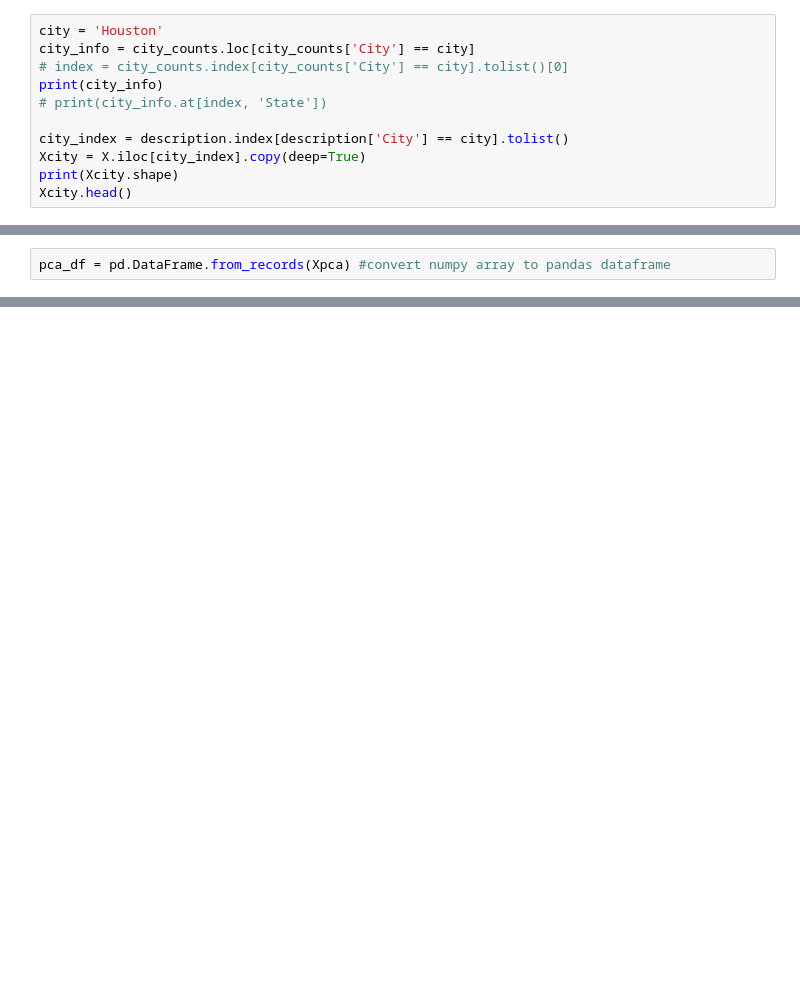
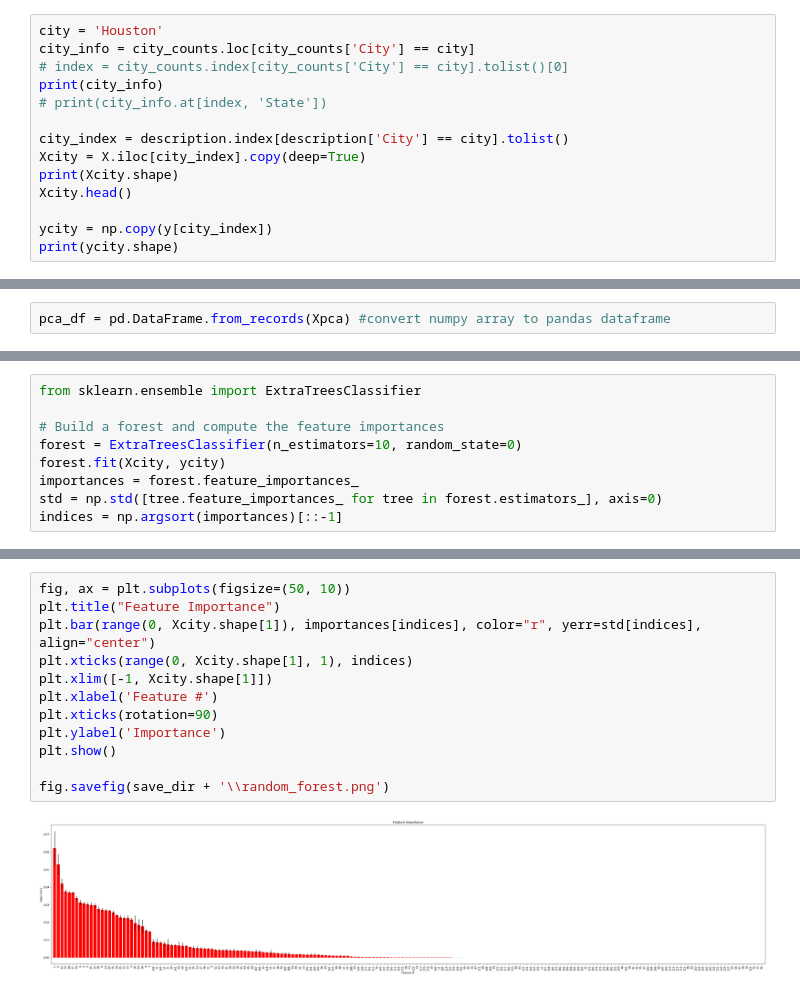
Before and after one commit to alexanderfache6/traffic-accident-weather-analysis, a Jupyter notebook: code/module1.ipynb, the cells around one changed output, grey strips where cells are left out. Cells and saved outputs as stored; diff of their text form; blank space fills up the shorter version.

```diff
--- a/code/module1.ipynb
+++ b/code/module1.ipynb
@@ -443,5 +476,8 @@ city_index = description.index[description['City'] == city].tolist()
 Xcity = X.iloc[city_index].copy(deep=True)
 print(Xcity.shape)
 Xcity.head()
+
+ycity = np.copy(y[city_index])
+print(ycity.shape)
 # %% [output]
          City  State
@@ -665,0 +715,9 @@ fig.savefig(save_dir + '\\correlation_original.png')
+# %%
+from sklearn.ensemble import ExtraTreesClassifier
+
+# Build a forest and compute the feature importances
+forest = ExtraTreesClassifier(n_estimators=10, random_state=0)
+forest.fit(Xcity, ycity)
+importances = forest.feature_importances_
+std = np.std([tree.feature_importances_ for tree in forest.estimators_], axis=0)
+indices = np.argsort(importances)[::-1]
@@ -665,0 +750,14 @@ fig.savefig(save_dir + '\\correlation_original.png')
+# %%
+fig, ax = plt.subplots(figsize=(50, 10))
+plt.title("Feature Importance")
+plt.bar(range(0, Xcity.shape[1]), importances[indices], color="r", yerr=std[indices], align="center")
+plt.xticks(range(0, Xcity.shape[1], 1), indices)
+plt.xlim([-1, Xcity.shape[1]])
+plt.xlabel('Feature #')
+plt.xticks(rotation=90)
+plt.ylabel('Importance')
+plt.show()
+
+fig.savefig(save_dir + '\\random_forest.png')
+# %% [output]
+[figure, added]
```
Also changed, not shown: parts of 33 cells of this notebook, 36 other files.
